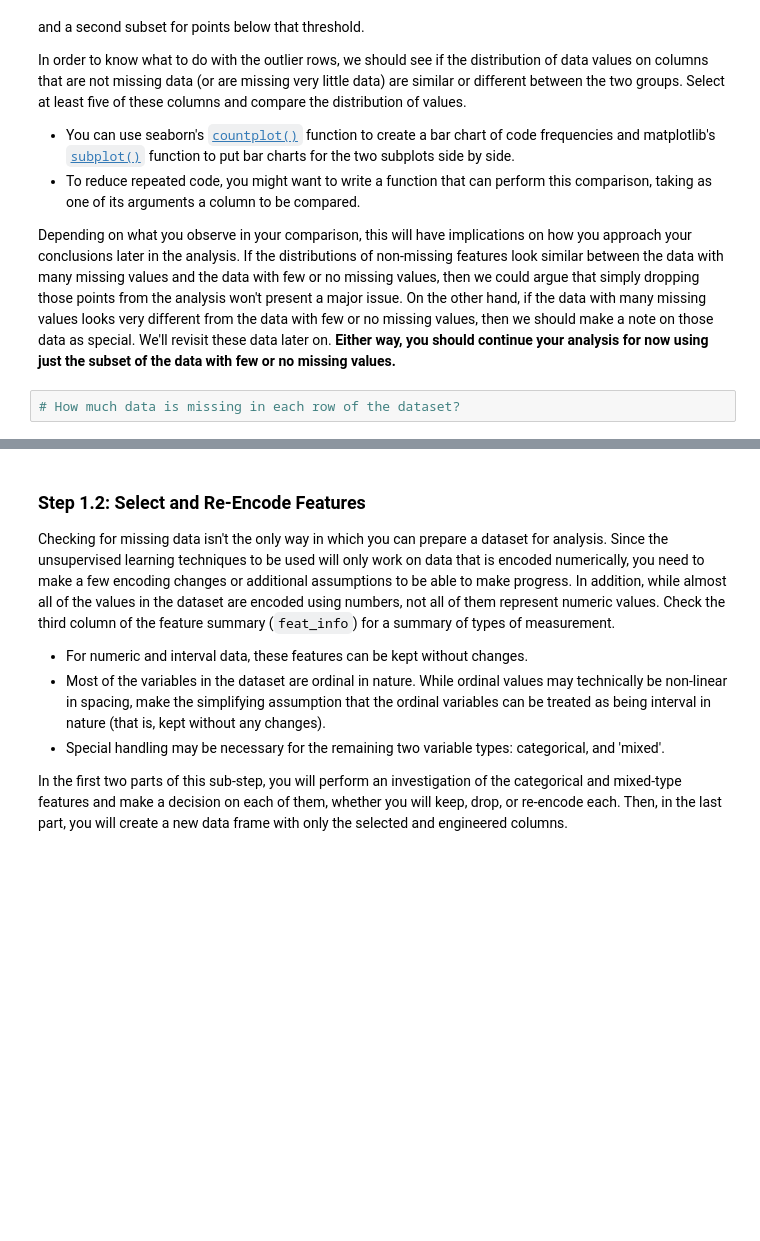
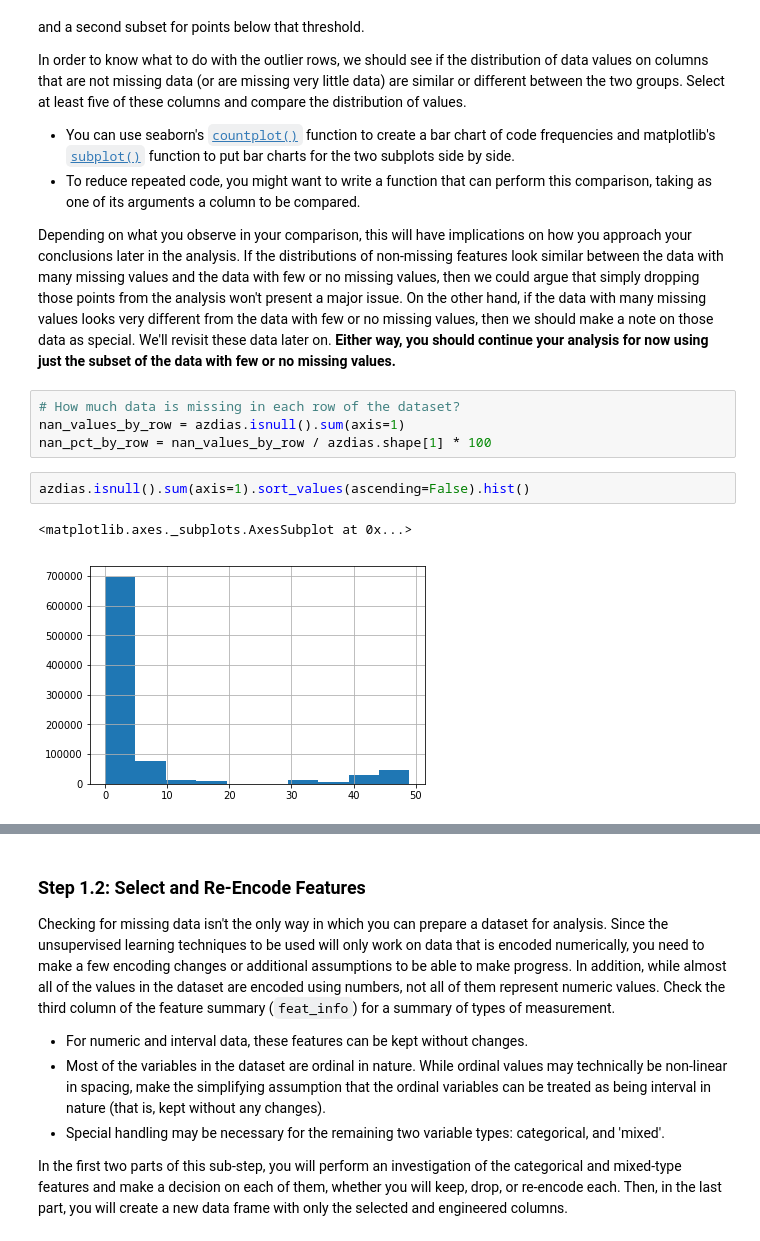
Before and after one commit to gmendozah/Creating-Customer-Segments-with-Arvato, a Jupyter notebook: Identify_Customer_Segments.ipynb, the cells around one changed output, grey strips where cells are left out. Cells and saved outputs as stored; diff of their text form; blank space fills up the shorter version.

```diff
--- a/Identify_Customer_Segments.ipynb
+++ b/Identify_Customer_Segments.ipynb
@@ -92,6 +263,13 @@ In order to know what to do with the outlier rows, we should see if the distribu
 Depending on what you observe in your comparison, this will have implications on how you approach your conclusions later in the analysis. If the distributions of non-missing features look similar between the data with many missing values and the data with few or no missing values, then we could argue that simply dropping those points from the analysis won't present a major issue. On the other hand, if the data with many missing values looks very different from the data with few or no missing values, then we should make a note on those data as special. We'll revisit these data later on. **Either way, you should continue your analysis for now using just the subset of the data with few or no missing values.**
 # %%
 # How much data is missing in each row of the dataset?
+nan_values_by_row = azdias.isnull().sum(axis=1)
+nan_pct_by_row = nan_values_by_row / azdias.shape[1] * 100
+# %%
+azdias.isnull().sum(axis=1).sort_values(ascending=False).hist()
+# %% [output]
+<matplotlib.axes._subplots.AxesSubplot at 0x...>
+[figure, added]
 # %%
 # Write code to divide the data into two subsets based on the number of missing
 # values in each row.
```
Also changed, not shown: parts of 101 cells of this notebook.
